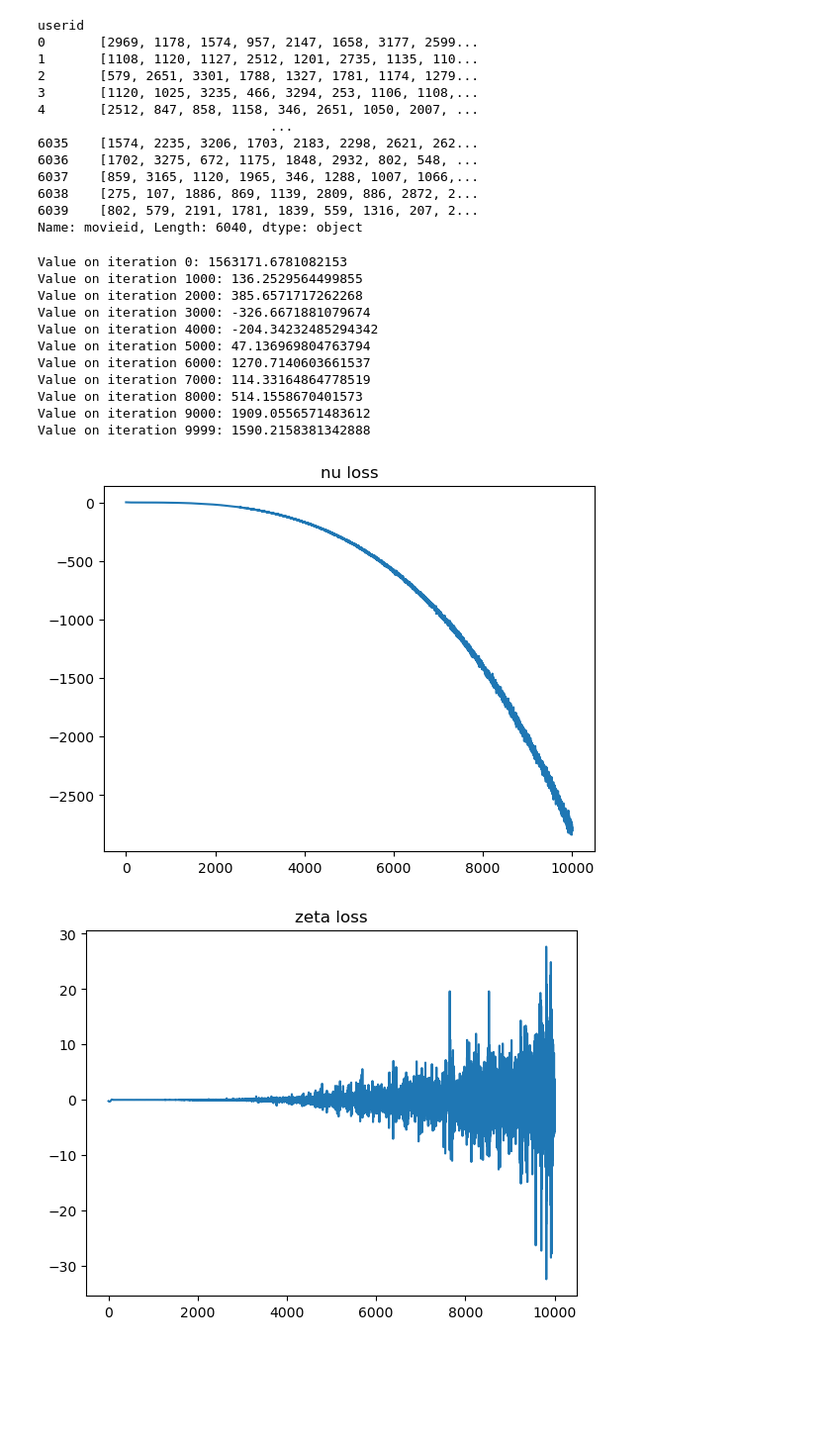
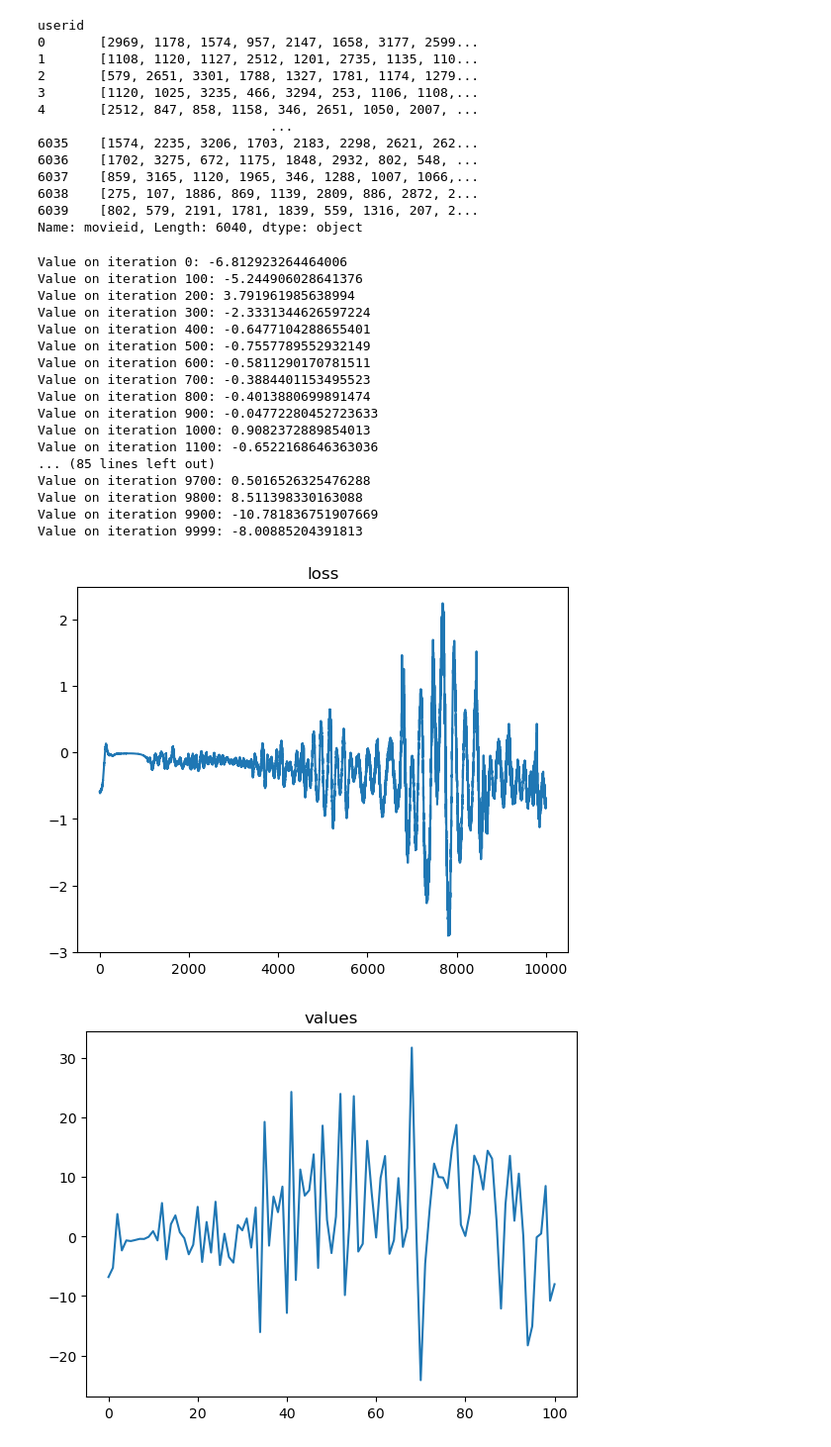
Before and after one commit to Blinkop/Dice-RL, a Jupyter notebook: example.ipynb, the cells around one changed output. Shown at 99% size. Cells and saved outputs as stored; diff of their text form; code cells hidden in the pictures; blank space fills up the shorter version.

Commit message:
run dice from cli + dice fix

```diff
--- a/example.ipynb
+++ b/example.ipynb
@@ -117,20 +124,20 @@ policy = PopularRandomPolicy(
 # %%
 nu = ValueNetwork(
     num_layers=2,
-    state_dim=NUM_ITEMS,
+    state_dim=dataset.state_dim,
     action_dim=NUM_ITEMS,
     hidden_dim=64,
-    squared_output=False,
+    output_activation=None,
     seed=RANDOM_SEED
 )
 nu = nu.to(DEVICE)
 
 zeta = ValueNetwork(
     num_layers=2,
-    state_dim=NUM_ITEMS,
+    state_dim=dataset.state_dim,
     action_dim=NUM_ITEMS,
     hidden_dim=64,
-    squared_output=ZETA_POS,
+    output_activation=SquaredActivation if ZETA_POS else None,
     seed=RANDOM_SEED+1
 )
 zeta = zeta.to(DEVICE)
@@ -143,16 +150,16 @@ dice = NeuralDice(
     zeta_network=zeta,
     nu_lr=NU_LR,
     zeta_lr=ZETA_LR,
-    lambda_lr=NU_LR, # lambda is not supported yet (used in GenDICE, GradientDICE, BestDICE)
+    lambda_lr=NU_LR,
     num_actions=NUM_ITEMS,
     gamma=GAMMA,
-    zero_reward=False, # whether include the reward in loss or not (used in MQL and BestDICE)
+    zero_reward=ZERO_REWARD,
     f_exponent=1.5,
     primal_form=False,
     num_action_samples=None, # number of action samples used in Q expectation
-    primal_regularizer=0.0, # alpha_Q (used in GenDICE, GradientDICE)
-    dual_regularizer=1.0, # alpha_zeta (used in DualDICE, BestDICE)
-    norm_regularizer=0.0, # lambda is not supported yet (used in GenDICE, GradientDICE, BestDICE)
+    primal_regularizer=PRIMAL_REGULARIZER,
+    dual_regularizer=DUAL_REGULARIZER,
+    norm_regularizer=NORM_REGULARIZER,
     nu_regularizer=0.0, # nu network regularizer
     zeta_regularizer=0.0, # zeta network regularizer
     weight_by_gamma=False, # weight loss by gamma**step_num
@@ -173,10 +180,9 @@ def estimate_policy(data: MovieLensBasicMDP):
             )
         )
 
-    return sum(values)
+    return sum(values) / data.num_users
 # %%
-nu_losses = []
-zeta_losses = []
+losses = []
 values = []
 
 i = 0
@@ -186,9 +192,8 @@ for batch in loader:
 
     batch = [b.to(DEVICE) for b in batch]
 
-    nu_loss, zeta_loss = dice.train_batch(batch=batch, policy=policy)
-    nu_losses.append(nu_loss)
-    zeta_losses.append(zeta_loss)
+    loss = dice.train_batch(batch=batch, policy=policy)
+    losses.append(loss)
 
     if i % EVAL_ITER  == 0 or i == (NUM_ITER - 1):
         value = estimate_policy(data=dataset)
@@ -197,29 +202,31 @@ for batch in loader:
 
     i += 1
 # %% [output]
-Value on iteration 0: 1563171.6781082153
-Value on iteration 1000: 136.2529564499855
-Value on iteration 2000: 385.6571717262268
-Value on iteration 3000: -326.6671881079674
-Value on iteration 4000: -204.34232485294342
-Value on iteration 5000: 47.136969804763794
-Value on iteration 6000: 1270.7140603661537
-Value on iteration 7000: 114.33164864778519
-Value on iteration 8000: 514.1558670401573
-Value on iteration 9000: 1909.0556571483612
-Value on iteration 9999: 1590.2158381342888
+Value on iteration 0: -6.812923264464006
+Value on iteration 100: -5.244906028641376
+Value on iteration 200: 3.791961985638994
+Value on iteration 300: -2.3331344626597224
+Value on iteration 400: -0.6477104288655401
+Value on iteration 500: -0.7557789552932149
+Value on iteration 600: -0.5811290170781511
+Value on iteration 700: -0.3884401153495523
+Value on iteration 800: -0.4013880699891474
+Value on iteration 900: -0.04772280452723633
+Value on iteration 1000: 0.9082372889854013
+Value on iteration 1100: -0.6522168646363036
+... (85 lines left out)
+Value on iteration 9700: 0.5016526325476288
+Value on iteration 9800: 8.511398330163088
+Value on iteration 9900: -10.781836751907669
+Value on iteration 9999: -8.00885204391813
 # %%
-plt.plot(nu_losses)
-plt.title('nu loss')
-plt.show()
-
-plt.plot(zeta_losses)
-plt.title('zeta loss')
+plt.plot(losses)
+plt.title('loss')
 plt.show()
 
 plt.plot(values)
 plt.title('values')
 plt.show()
 # %% [output]
-[figure, old version]
+[figure, new version]
-[figure, old version]
+[figure, new version]
```
Also changed, not shown: parts of 5 cells of this notebook, 7 other files.
